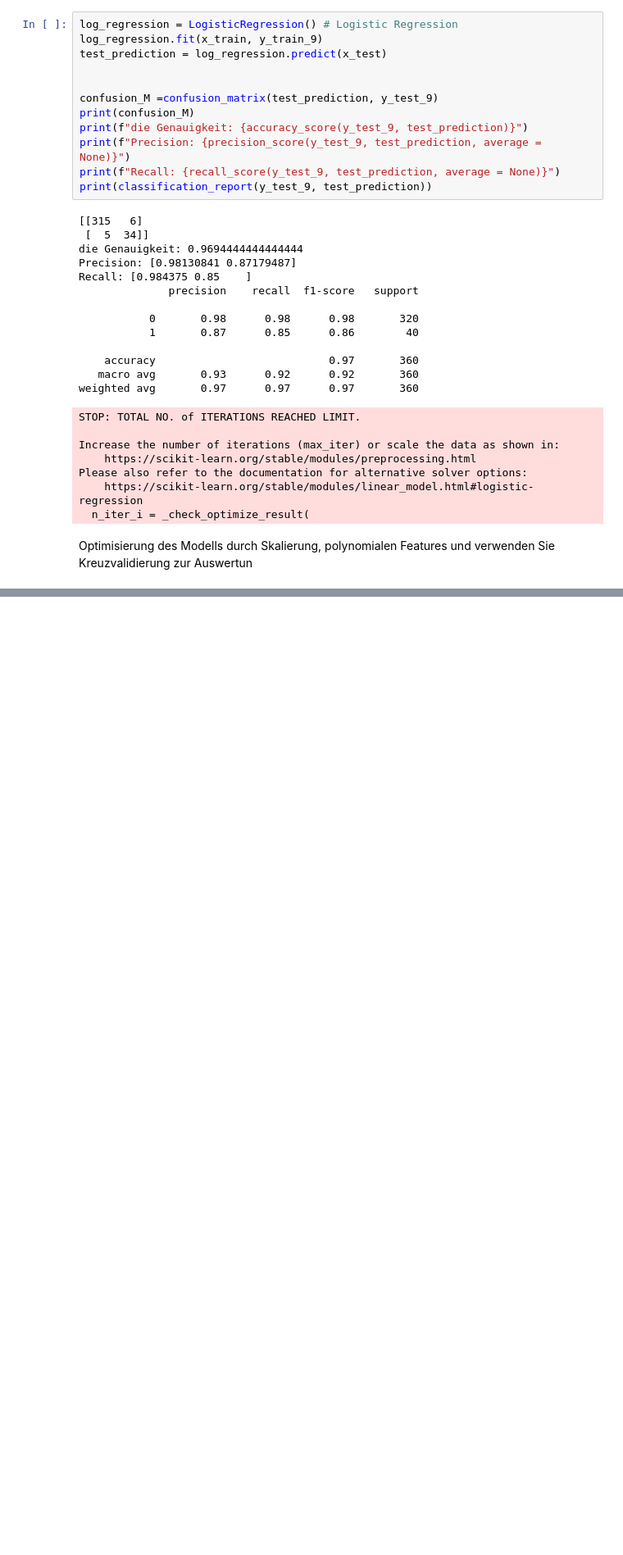
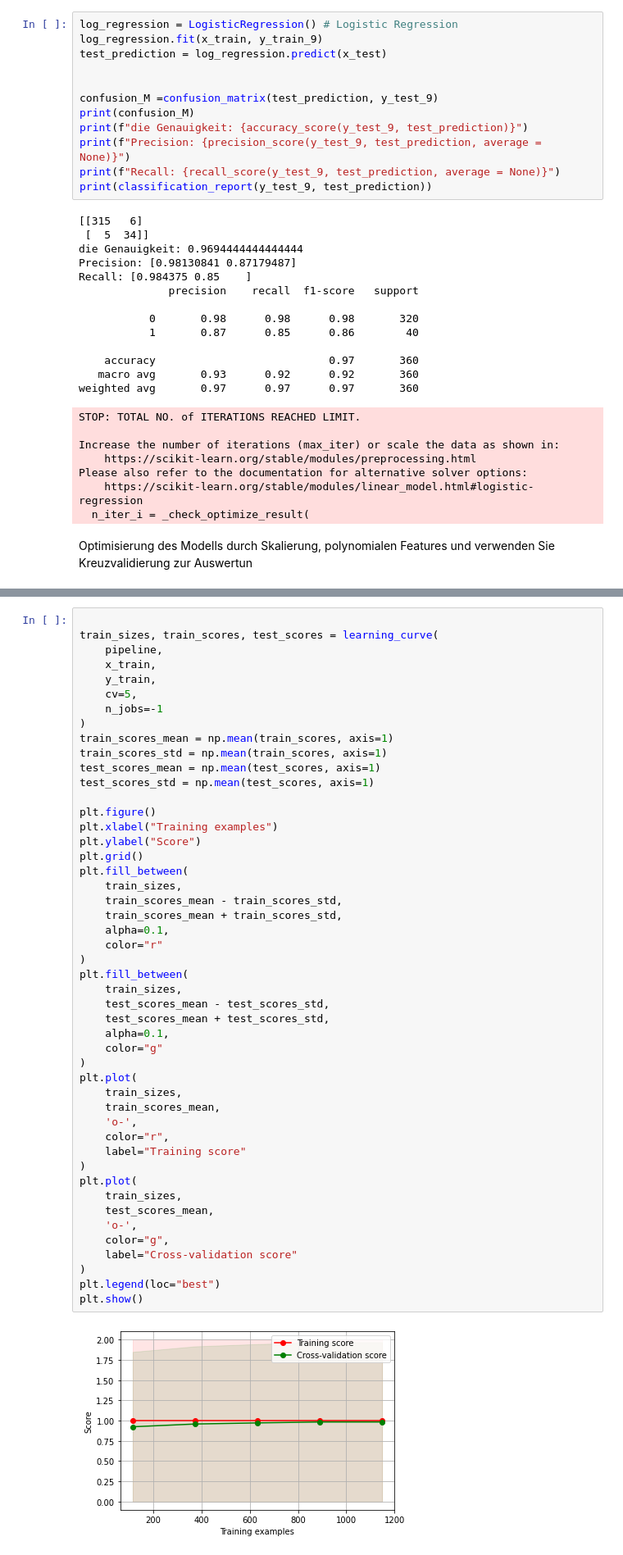
Before and after one commit to Steve2404/Machine-Learning-Projekte, a Jupyter notebook: Projekt_Ziffernerkennung .ipynb, the cells around one changed output, grey strips where cells are left out. Shown at 82% size. Drawn from its saved outputs; the diff is of its cells as text; blank space fills up the shorter version.

```diff
--- a/Projekt_Ziffernerkennung .ipynb
+++ b/Projekt_Ziffernerkennung .ipynb
@@ -137,0 +201,50 @@ ValueError: Invalid parameter 'alpha' for estimator LogisticRegression(). Valid
+# %%
+
+train_sizes, train_scores, test_scores = learning_curve(
+    pipeline,
+    x_train,
+    y_train,
+    cv=5,
+    n_jobs=-1
+)
+train_scores_mean = np.mean(train_scores, axis=1)
+train_scores_std = np.mean(train_scores, axis=1)
+test_scores_mean = np.mean(test_scores, axis=1)
+test_scores_std = np.mean(test_scores, axis=1)
+
+plt.figure()
+plt.xlabel("Training examples")
+plt.ylabel("Score")
+plt.grid()
+plt.fill_between(
+    train_sizes,
+    train_scores_mean - train_scores_std,
+    train_scores_mean + train_scores_std,
+    alpha=0.1,
+    color="r"
+)
+plt.fill_between(
+    train_sizes,
+    test_scores_mean - test_scores_std,
+    test_scores_mean + test_scores_std,
+    alpha=0.1,
+    color="g"
+)
+plt.plot(
+    train_sizes,
+    train_scores_mean,
+    'o-',
+    color="r",
+    label="Training score"
+)
+plt.plot(
+    train_sizes,
+    test_scores_mean,
+    'o-',
+    color="g",
+    label="Cross-validation score"
+)
+plt.legend(loc="best")
+plt.show()
+# %% [output]
+[figure, added]
```
Also changed, not shown: parts of 8 cells of this notebook, 1 other file.
